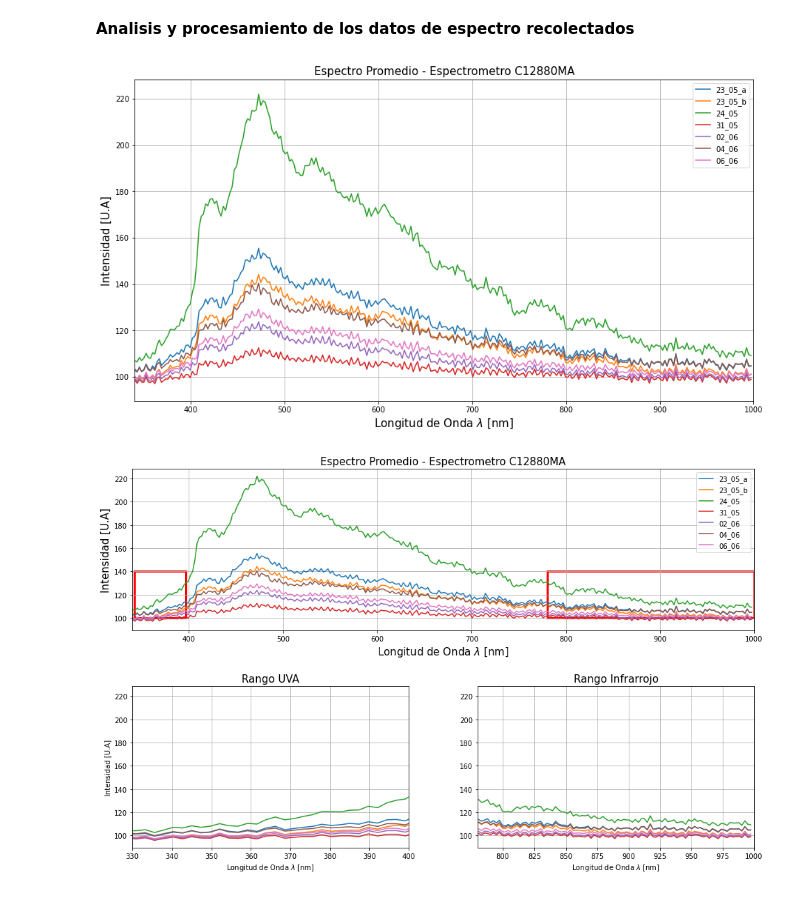
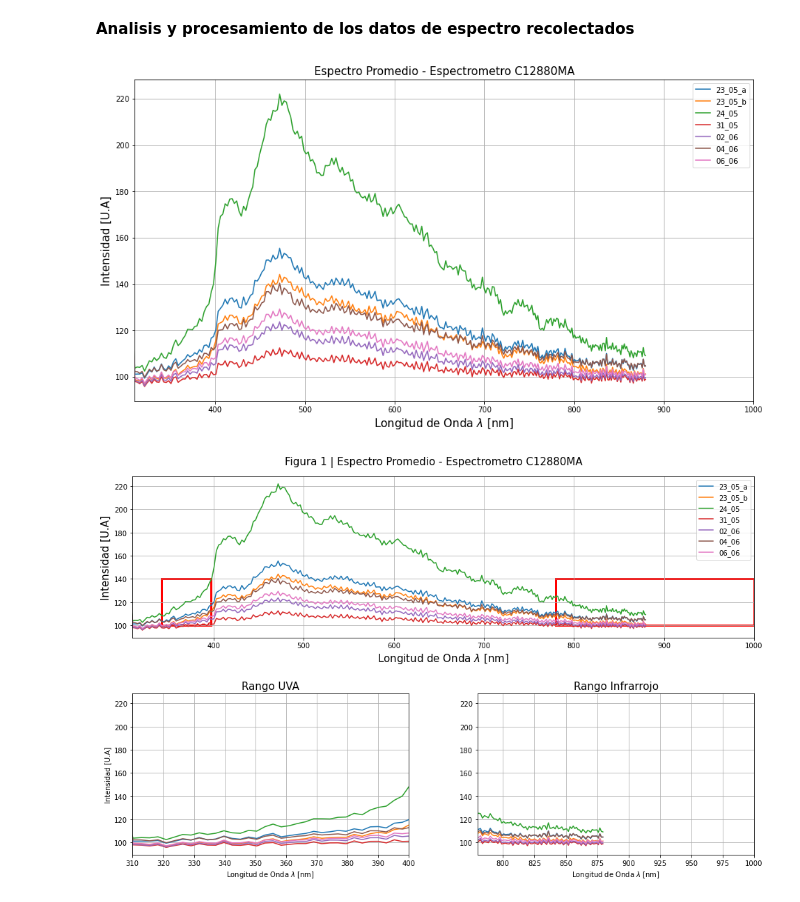
Before and after one commit to jerolg/Fisica_Experimental_IV_2023_1, a Jupyter notebook: PROYECTO_FINAL/data_analysis_notebook.ipynb, the cells around one changed output. Drawn from its saved outputs; the diff is of its cells as text; code cells hidden in the pictures.

Commit message:
Graficacion de Espectros 11-junio

```diff
--- a/PROYECTO_FINAL/data_analysis_notebook.ipynb
+++ b/PROYECTO_FINAL/data_analysis_notebook.ipynb
@@ -77,8 +77,25 @@ solar_ref_sfc = pd.read_excel('ASTM G173-03_Ref_Solar_spectra_AM1.5.xls', header
 solar_ref_sfc.columns = ['wv', 'etr', 'global', 'circumsolar']
 
 #Wavelenght for Espectral_data
-N = 288
-wv = np.arange(N)*2.3548+321.47
+#N = 288
+#wv = np.arange(N)*2.3548+321.47
+
+def p(x):
+  #Calibration Constants p(x) = a0+b1x+b2x^2+b3x^3+b4x^4+b5x^5
+  #Para Hamamatsu C12880MA 17D00452
+  a0 = 3.047856567e02
+  b1 = 2.709458385e00
+  b2 = -1.164718807e-03
+  b3 = -7.183618281e-06
+  b4 = 6.722979534e-09
+  b5 = 8.874702125e-12
+
+  return a0+ b1*x + b2*(x**2) + b3*(x**3) + b4*(x**4) + b5*(x**5)
+
+n = np.array([i for i in range(288)])
+
+#Wavelenght Array
+wv = np.vectorize(p)(n)
 
 #Limpieza de los datos
 esp = mean_esp(vect_clean(data, 100))
@@ -90,13 +109,13 @@ for i in range(len(esp)):
    plt.legend()
    plt.grid()
 
-plt.xlim(340, 1000)
+plt.xlim(310, 1000)
 plt.title('Espectro Promedio - Espectrometro C12880MA', size = 15)
 plt.xlabel('Longitud de Onda $\lambda$ [nm]', size = 15)
 plt.ylabel('Intensidad [U.A]', size = 15)
 plt.show()
 # %% [output]
-[figure, old version]
+[figure, new version]
 # %%
 fig = plt.figure(figsize=(16, 10))
 
@@ -110,40 +129,41 @@ for i in range(len(esp)):
    plt.legend()
    plt.grid()
 
-plt.xlim(340, 1000)
-plt.title('Espectro Promedio - Espectrometro C12880MA', size = 15)
+plt.xlim(310, 1000)
 plt.xlabel('Longitud de Onda $\lambda$ [nm]', size = 15)
 plt.ylabel('Intensidad [U.A]', size = 15)
 
 rectangle_UV = plt.Rectangle((342, 100), 55, 40, linewidth=3, edgecolor='r', facecolor='none')
 rectangle_IR = plt.Rectangle((780, 100), 220, 40, linewidth=3, edgecolor='r', facecolor='none')
 
 plt.gca().add_patch(rectangle_UV)
 plt.gca().add_patch(rectangle_IR)
 
 #AMPLIACION RANGO UVA
 
 plt.subplot(grid[1, 0])
 for i in range(len(esp)):
    plt.plot(wv, esp[i][:-1])
    plt.grid()
 
-plt.xlim(330, 400)
+plt.xlim(310, 400)
 plt.title('Rango UVA', size = 15)
 plt.xlabel('Longitud de Onda $\lambda$ [nm]', size = 10)
 plt.ylabel('Intensidad [U.A]', size = 10)
 
 #AMPLIACION RANGO INFRARROJO
 
 plt.subplot(grid[1, 1])
 for i in range(len(esp)):
    plt.plot(wv, esp[i][:-1])
    plt.grid()
 
 plt.xlim(780, 1000)
 plt.title('Rango Infrarrojo', size = 15)
 plt.xlabel('Longitud de Onda $\lambda$ [nm]', size = 10)
 
+plt.suptitle('Figura 1 | Espectro Promedio - Espectrometro C12880MA', size = 15, y = 0.92)
+
 plt.show()
 # %% [output]
-[figure, old version]
+[figure, new version]
```
Also changed, not shown: parts of 7 cells of this notebook, 3 other files.
